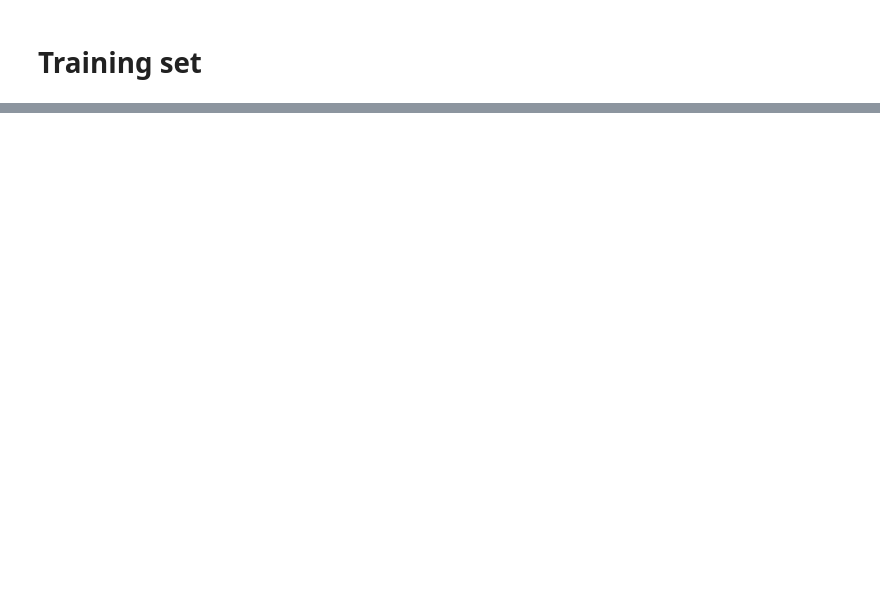
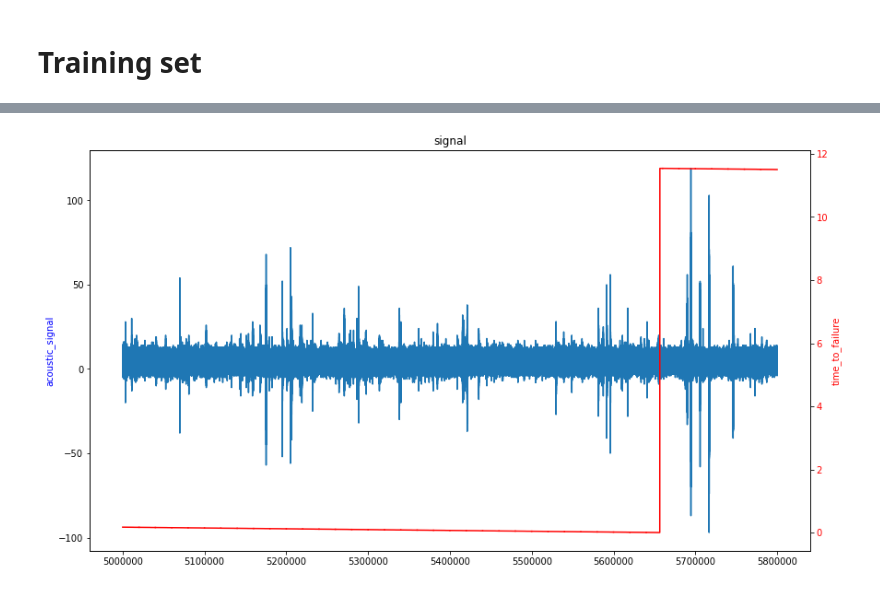
Before and after one commit to rszymani/kaggle-LANL-Earthquake-Prediction, a Jupyter notebook: EDA.ipynb, the cells around one changed output, grey strips where cells are left out. Saved outputs shown, nothing was run; the diff lists cells and outputs as text; code cells hidden in the pictures; blank space fills up the shorter version.

```diff
--- a/EDA.ipynb
+++ b/EDA.ipynb
@@ -99,0 +36,5 @@ plt.plot(test_ex_df1["acoustic_data"])
+# %%
+segment = train_df.iloc[5000000:5800000]
+plot_signal_and_time(segment)
+# %% [output]
+[figure, added]
```
Also changed, not shown: parts of 19 cells of this notebook.
